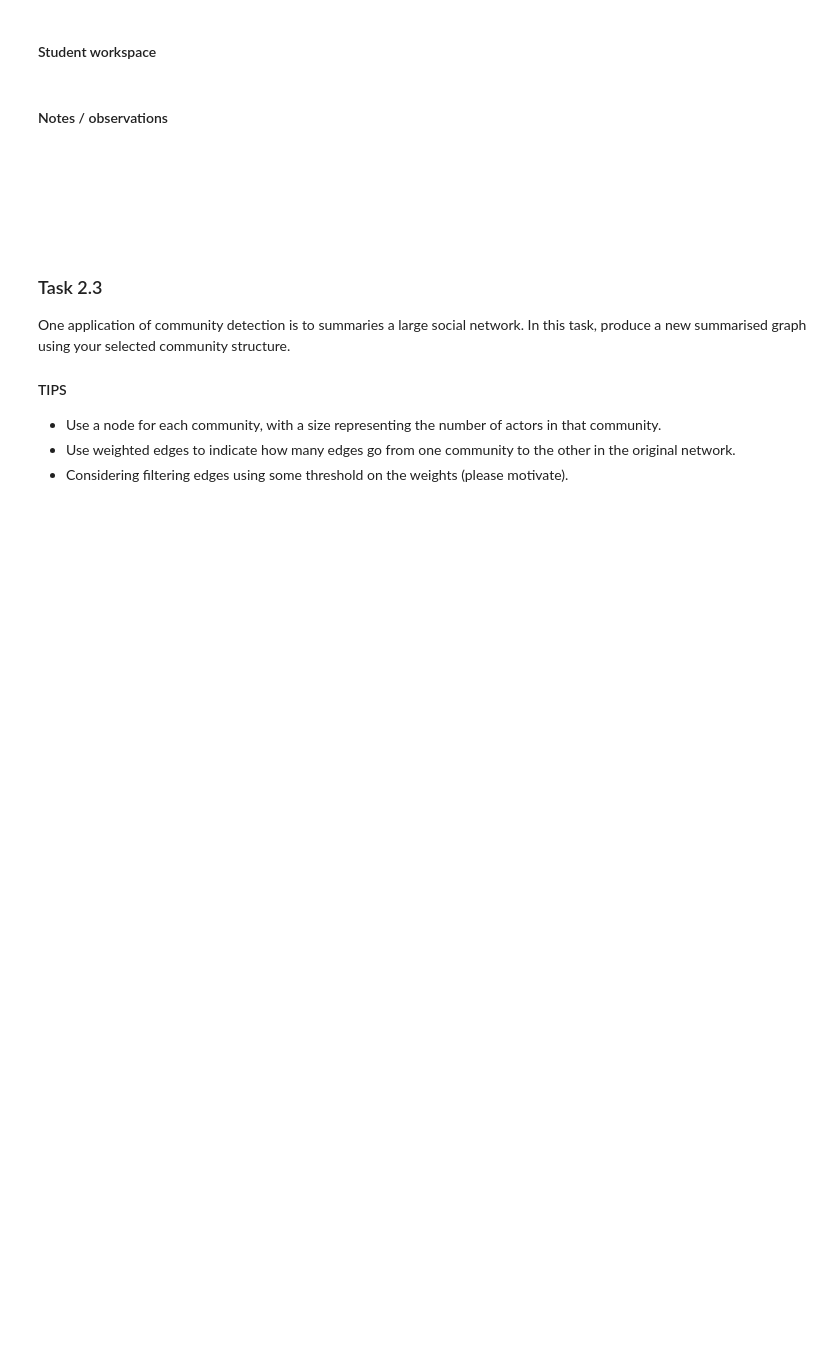
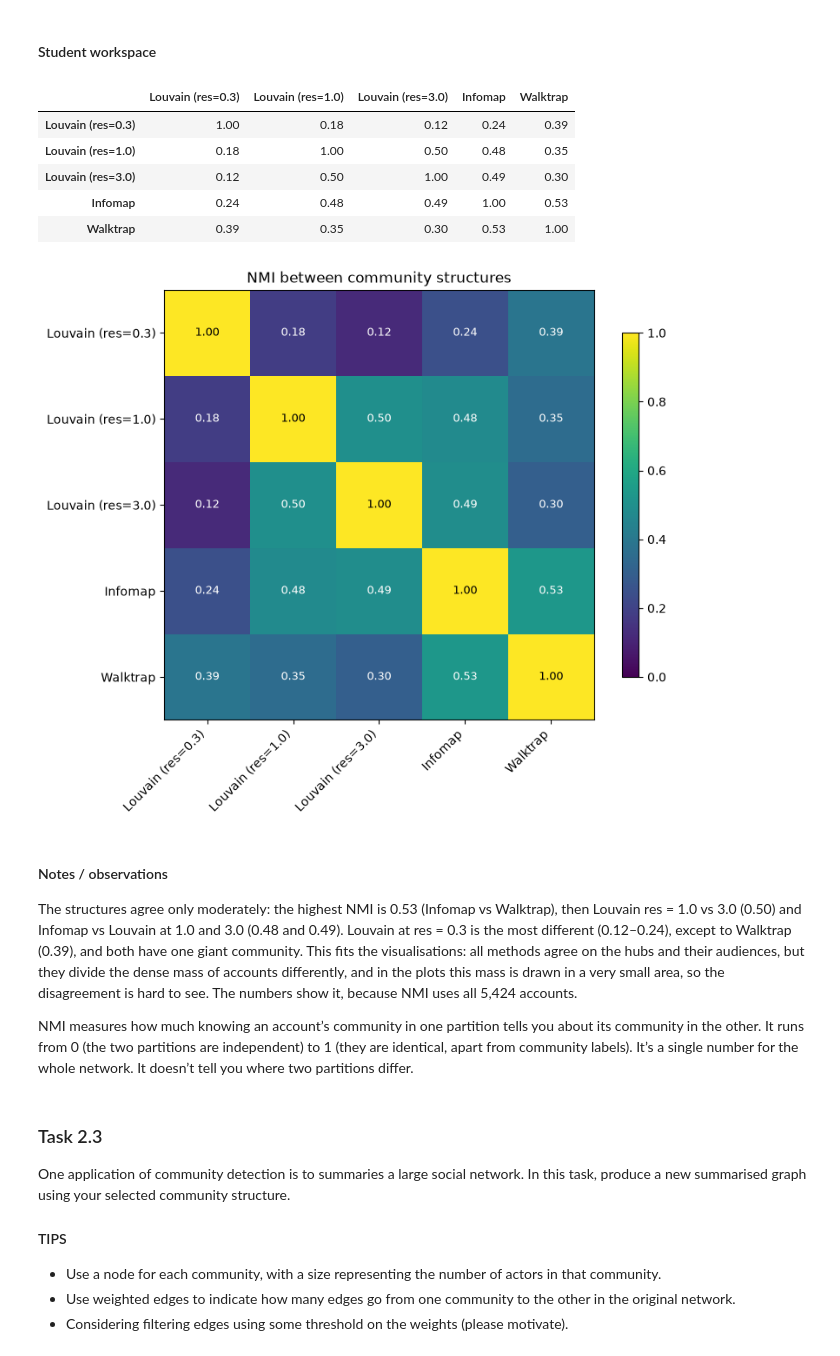
Before and after one commit to oskarpiibar/Mining-of-Social-Data, a Jupyter notebook: Lab3/lab_03.ipynb, the cells around one changed output. Drawn from its saved outputs; the diff is of its cells as text; code cells hidden in the pictures; blank space fills up the shorter version.

```diff
--- a/Lab3/lab_03.ipynb
+++ b/Lab3/lab_03.ipynb
@@ -361,14 +466,45 @@ Compare the different community structures you preduced in the previous task usi
 - We assume that you are familiar with functions to compare clusterings. If not, in addition to making the comparison using one of the methods provided by igraph, find information about the applied measure (we may ask what the measure you chose is computing when you present your results).
 # %% [markdown]
 #### Student workspace
+# %%
+# pairwise comparison of all community structures with NMI
+# NMI = mutual information between the two partitions, normalised to 0-1 (1 = identical, 0 = independent)
+# Other option would be Rand index, which counts pairs of accounts that are placed together or apart in both partitions.
+names = list(partitions)
+nmi = pd.DataFrame(index=names, columns=names, dtype=float)
+for a in names:
+    for b in names:
+        nmi.loc[a, b] = ig.compare_communities(partitions[a], partitions[b], method='nmi')
+display(nmi.round(2))
+
+fig, ax = plt.subplots(figsize=(8, 6.5))
+im = ax.imshow(nmi.values, vmin=0, vmax=1, cmap='viridis')
+ax.set_xticks(range(len(names)))
+ax.set_xticklabels(names, rotation=45, ha='right')
+ax.set_yticks(range(len(names)))
+ax.set_yticklabels(names)
+for i in range(len(names)):
+    for j in range(len(names)):
+        ax.text(j, i, f'{nmi.values[i, j]:.2f}', ha='center', va='center',
+                color='white' if nmi.values[i, j] < 0.6 else 'black', fontsize=9)
+ax.set_title('NMI between community structures')
+fig.colorbar(im, ax=ax, shrink=0.8)
+plt.tight_layout()
+plt.show()
+# %% [output]
+|  | Louvain (res=0.3) | Louvain (res=1.0) | Louvain (res=3.0) | Infomap | Walktrap |
+| Louvain (res=0.3) | 1.00 | 0.18 | 0.12 | 0.24 | 0.39 |
+| Louvain (res=1.0) | 0.18 | 1.00 | 0.50 | 0.48 | 0.35 |
+| Louvain (res=3.0) | 0.12 | 0.50 | 1.00 | 0.49 | 0.30 |
+| Infomap | 0.24 | 0.48 | 0.49 | 1.00 | 0.53 |
+| Walktrap | 0.39 | 0.35 | 0.30 | 0.53 | 1.00 |
+[figure, added]
 # %% [markdown]
 #### Notes / observations
 
-&nbsp;
+The structures agree only moderately: the highest NMI is 0.53 (Infomap vs Walktrap), then Louvain res = 1.0 vs 3.0 (0.50) and Infomap vs Louvain at 1.0 and 3.0 (0.48 and 0.49). Louvain at res = 0.3 is the most different (0.12–0.24), except to Walktrap (0.39), and both have one giant community. This fits the visualisations: all methods agree on the hubs and their audiences, but they divide the dense mass of accounts differently, and in the plots this mass is drawn in a very small area, so the disagreement is hard to see. The numbers show it, because NMI uses all 5,424 accounts.
 
-&nbsp;
-
-&nbsp;
+NMI measures how much knowing an account’s community in one partition tells you about its community in the other. It runs from 0 (the two partitions are independent) to 1 (they are identical, apart from community labels). It’s a single number for the whole network. It doesn’t tell you where two partitions differ.
 # %% [markdown]
 ### Task 2.3
 
```
Also changed, not shown: parts of 7 cells of this notebook, 1 other file.
